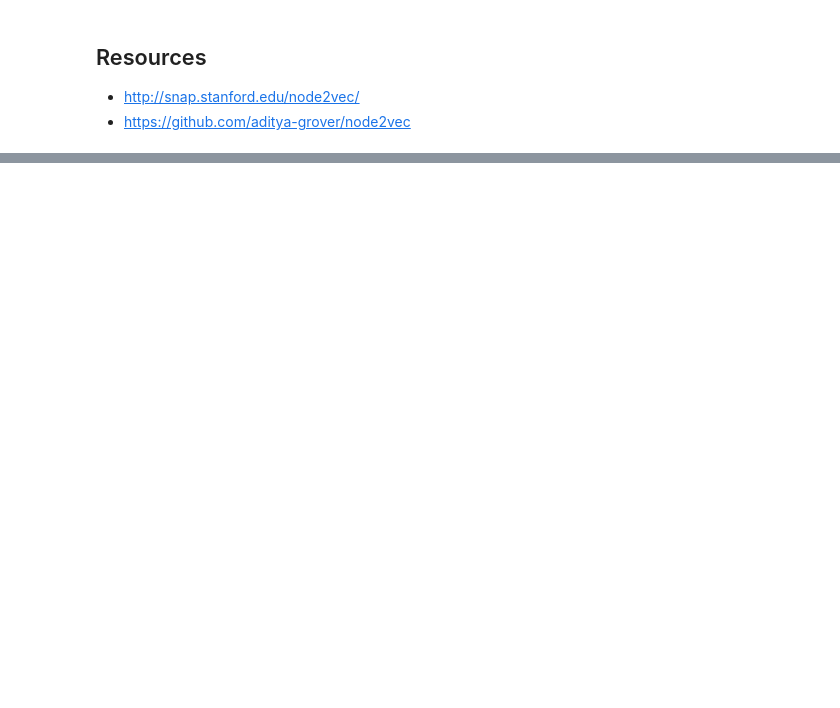
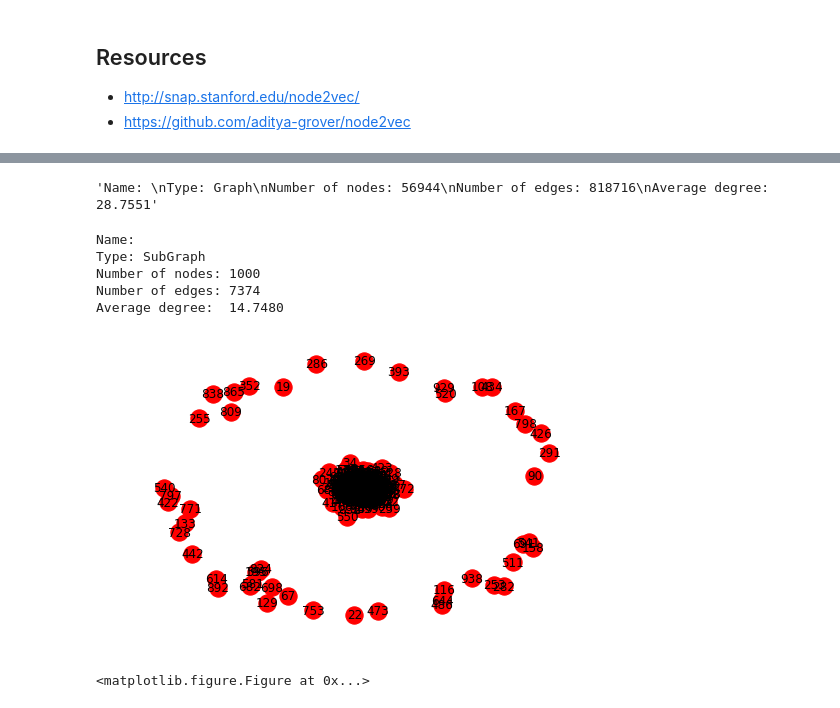
Before and after one commit to tamlhp/net_emb, a Jupyter notebook: test_node2vec.ipynb, the cells around one changed output, grey strips where cells are left out. Saved outputs shown, nothing was run; the diff lists cells and outputs as text; code cells hidden in the pictures; blank space fills up the shorter version.

Commit message:
test node2vec on server

```diff
--- a/test_node2vec.ipynb
+++ b/test_node2vec.ipynb
@@ -39,0 +38,43 @@ DeprecationWarning: Deprecated. Use model.wv.save_word2vec_format instead.
+# %%
+import json
+import networkx as nx
+
+DATASET = "/Users/tnguyen/dataspace/graphsage/ppi/"
+INPUT_JSON = DATASET + "ppi-G.json"
+# parsed = json.load(open(json_file, 'r'))
+# json.dump(parsed, open(json_file, 'w'), indent=4, sort_keys=True)
+
+from networkx.readwrite import json_graph
+
+with open(INPUT_JSON, 'r') as f:
+    js_graph = json.load(f)
+graph = json_graph.node_link_graph(js_graph)
+nx.info(graph)
+# %% [output]
+'Name: \nType: Graph\nNumber of nodes: 56944\nNumber of edges: 818716\nAverage degree:  28.7551'
+# %%
+import matplotlib.pyplot as plt
+
+subgraph = graph.subgraph(range(1000))
+print(nx.info(subgraph))
+
+# write edgelist to grid.edgelist
+EDGELIST = DATASET + "edgelist/ppi-subgraph.edgelist"
+nx.write_edgelist(subgraph, path=EDGELIST, delimiter=" ", data=False)
+
+# read edgelist from grid.edgelist
+# H = nx.read_edgelist(path=EDGELIST, delimiter=" ")
+# nx.draw(H)
+
+%matplotlib inline
+nx.draw(subgraph, with_labels=True)
+plt.show()
+# plt.savefig(DATASET + "edgelist/graph.png", dpi=300)
+# %% [output]
+Name:
+Type: SubGraph
+Number of nodes: 1000
+Number of edges: 7374
+Average degree:  14.7480
+[figure, added]
+<matplotlib.figure.Figure at 0x...>
```
Also changed, not shown: parts of 2 cells of this notebook, 3 other files.
